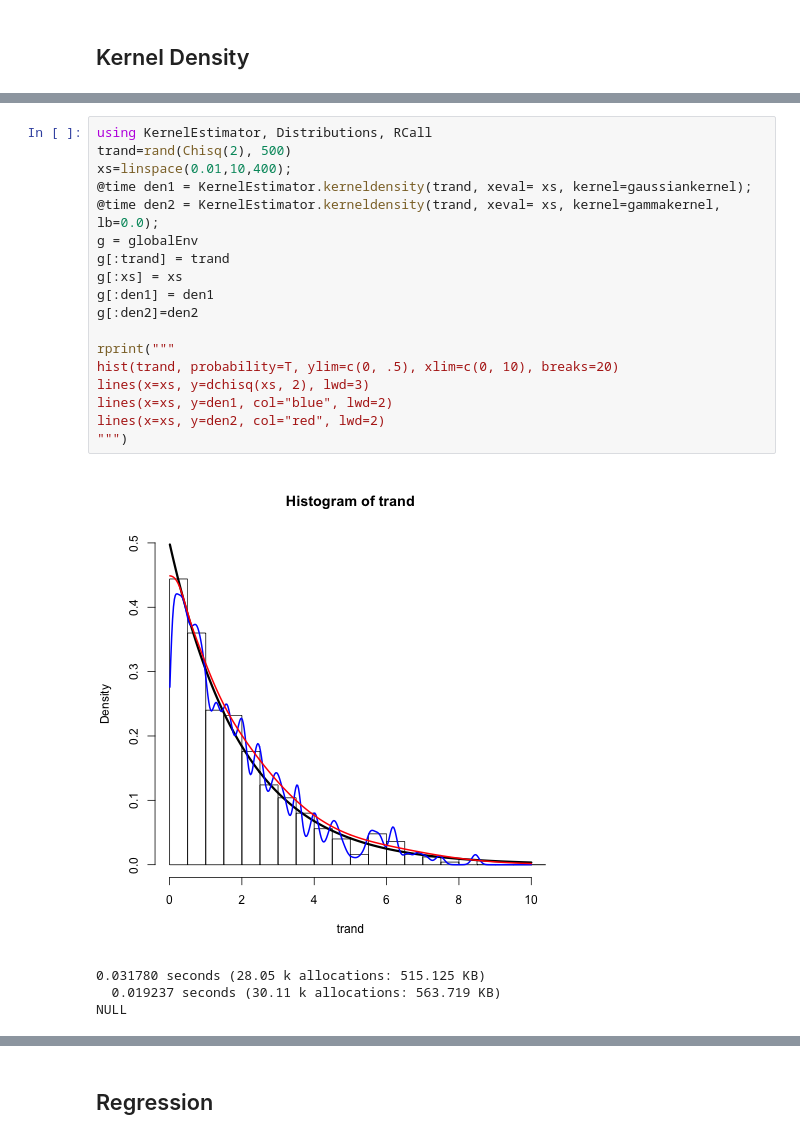
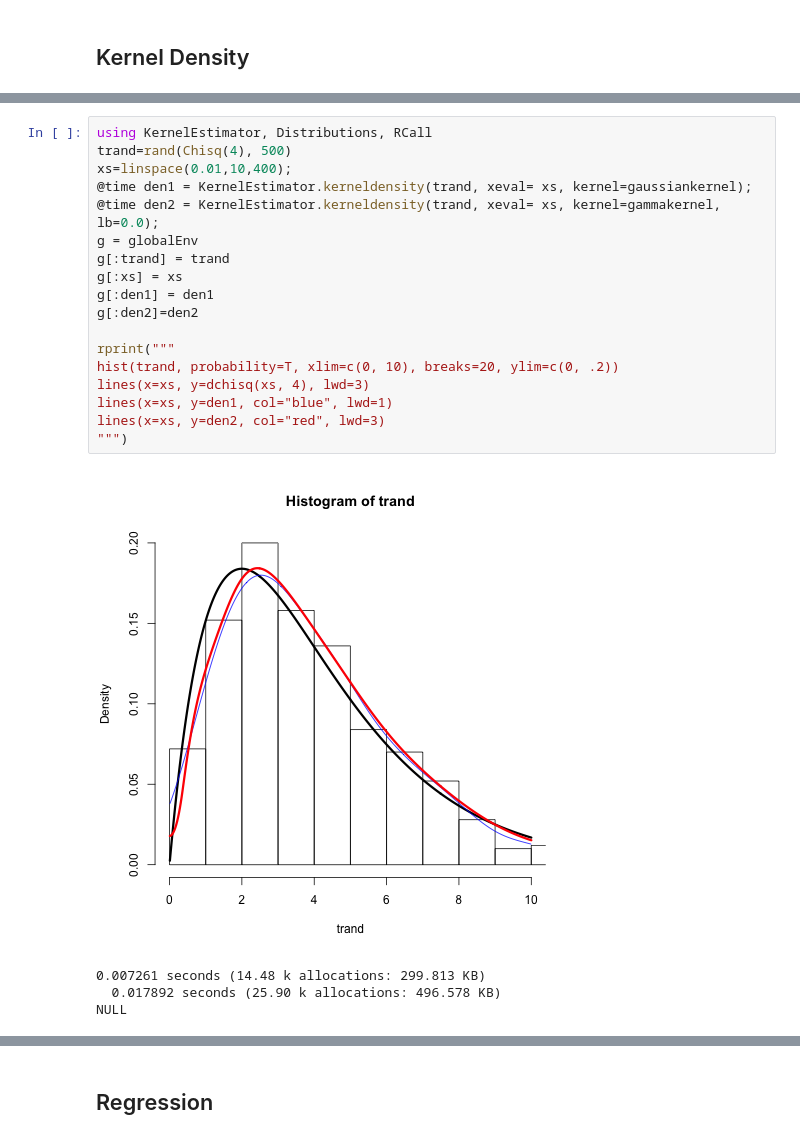
Before and after one commit to panlanfeng/KernelEstimator.jl, a Jupyter notebook: examples/KernelEstimator_example.ipynb, the cells around one changed output, grey strips where cells are left out. Drawn from its saved outputs; the diff is of its cells as text.

```diff
--- a/examples/KernelEstimator_example.ipynb
+++ b/examples/KernelEstimator_example.ipynb
@@ -49,23 +77,23 @@ NULL
 # %%
 using KernelEstimator, Distributions, RCall
-trand=rand(Chisq(2), 500)
+trand=rand(Chisq(4), 500)
 xs=linspace(0.01,10,400);
 @time den1 = KernelEstimator.kerneldensity(trand, xeval= xs, kernel=gaussiankernel);
 @time den2 = KernelEstimator.kerneldensity(trand, xeval= xs, kernel=gammakernel, lb=0.0);
 g = globalEnv
 g[:trand] = trand
 g[:xs] = xs
 g[:den1] = den1
 g[:den2]=den2
 
 rprint("""
-hist(trand, probability=T, ylim=c(0, .5), xlim=c(0, 10), breaks=20)
-lines(x=xs, y=dchisq(xs, 2), lwd=3)
-lines(x=xs, y=den1, col="blue", lwd=2)
-lines(x=xs, y=den2, col="red", lwd=2)
+hist(trand, probability=T, xlim=c(0, 10), breaks=20, ylim=c(0, .2))
+lines(x=xs, y=dchisq(xs, 4), lwd=3)
+lines(x=xs, y=den1, col="blue", lwd=1)
+lines(x=xs, y=den2, col="red", lwd=3)
 """)
 # %% [output]
-[figure, old version]
+[figure, new version]
-0.031780 seconds (28.05 k allocations: 515.125 KB)
-  0.019237 seconds (30.11 k allocations: 563.719 KB)
+0.007261 seconds (14.48 k allocations: 299.813 KB)
+  0.017892 seconds (25.90 k allocations: 496.578 KB)
 NULL
```
Also changed, not shown: parts of 9 cells of this notebook.
